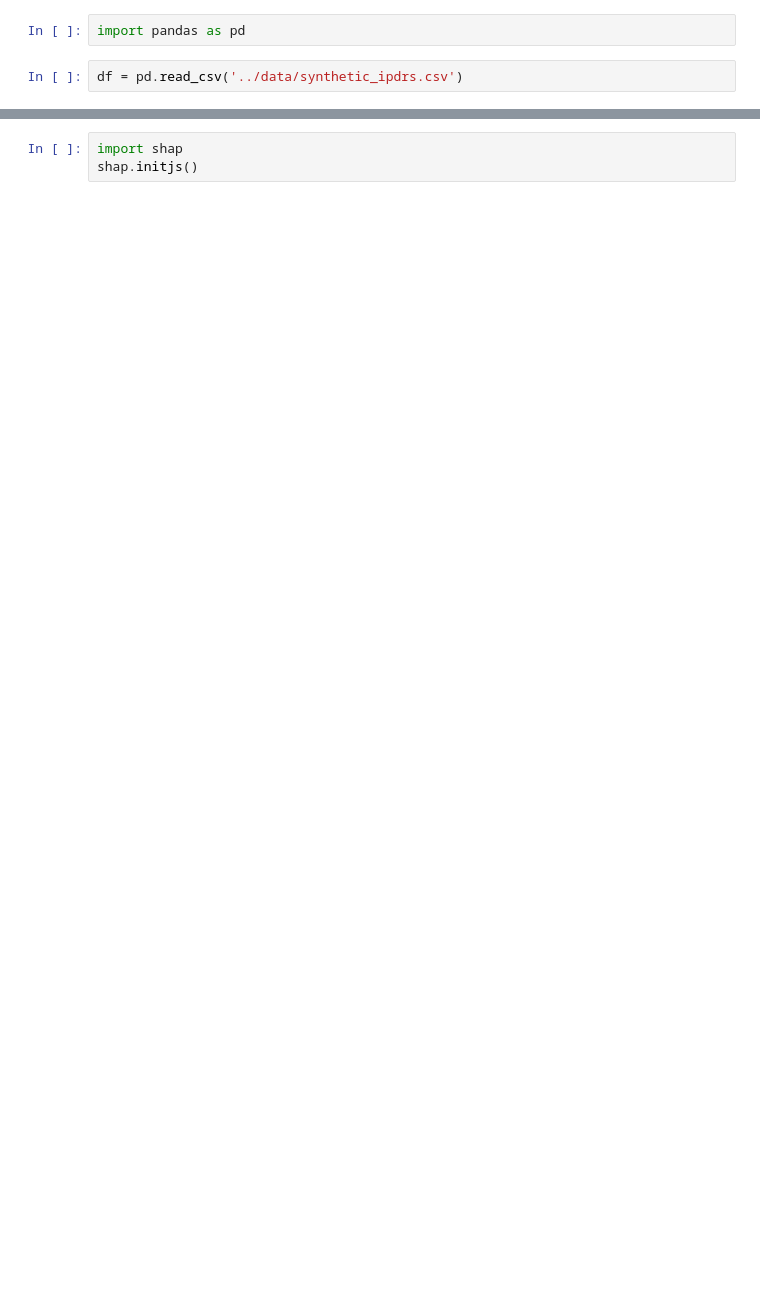
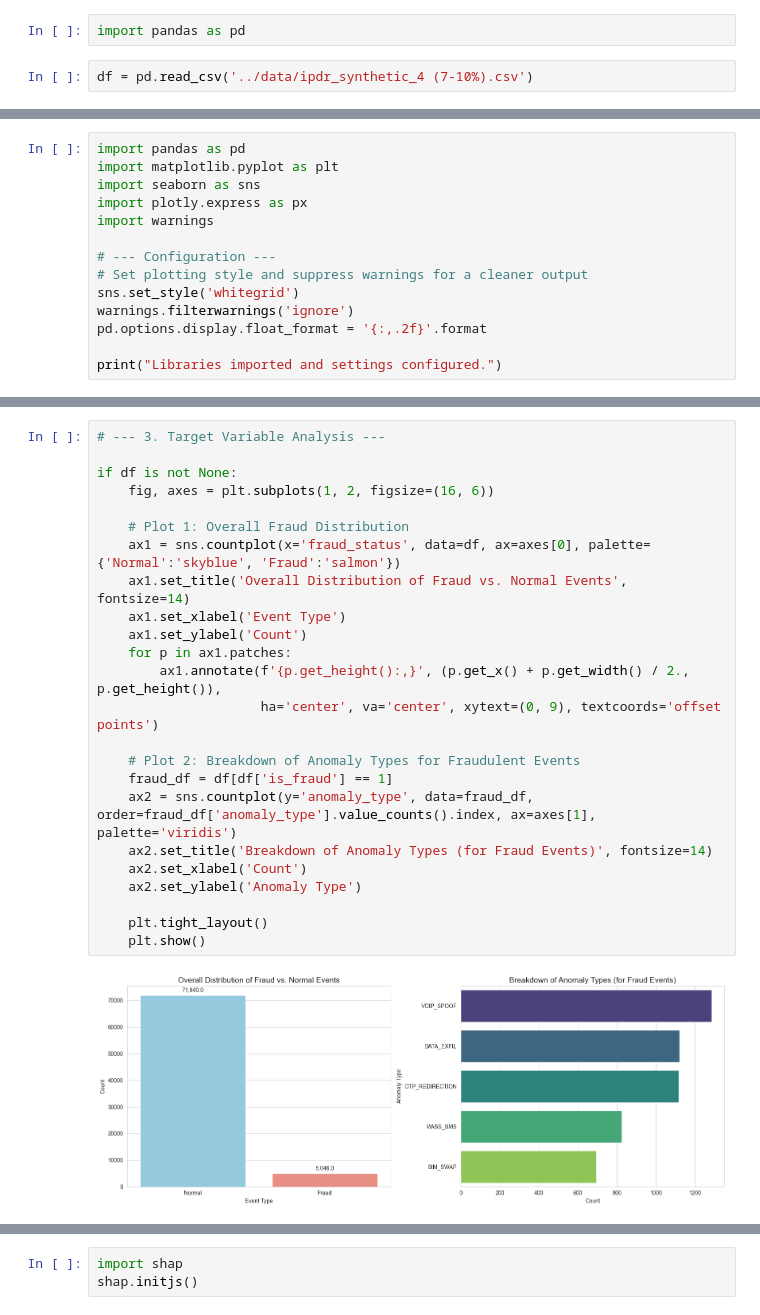
Before and after one commit to Rajan235/major_project, a Jupyter notebook: notebooks/01_EDA_and_Preprocessing.ipynb, the cells around one changed output, grey strips where cells are left out. Cells and saved outputs as stored; diff of their text form; blank space fills up the shorter version.

```diff
--- a/notebooks/01_EDA_and_Preprocessing.ipynb
+++ b/notebooks/01_EDA_and_Preprocessing.ipynb
@@ -1,7 +1,7 @@
 # %%
 import pandas as pd
 # %%
-df = pd.read_csv('../data/synthetic_ipdrs.csv')
+df = pd.read_csv('../data/ipdr_synthetic_4 (7-10%).csv')
 # %%
 df.info()
 # %% [output]
@@ -144,3 +255,17 @@ Histograms of Numerical Features:
 --- Temporal Analysis ---
 [figure]
 [figure]
+# %%
+import pandas as pd
+import matplotlib.pyplot as plt
+import seaborn as sns
+import plotly.express as px
+import warnings
+
+# --- Configuration ---
+# Set plotting style and suppress warnings for a cleaner output
+sns.set_style('whitegrid')
+warnings.filterwarnings('ignore')
+pd.options.display.float_format = '{:,.2f}'.format
+
+print("Libraries imported and settings configured.")
@@ -146,0 +372,26 @@ Histograms of Numerical Features:
+# %%
+# --- 3. Target Variable Analysis ---
+
+if df is not None:
+    fig, axes = plt.subplots(1, 2, figsize=(16, 6))
+
+    # Plot 1: Overall Fraud Distribution
+    ax1 = sns.countplot(x='fraud_status', data=df, ax=axes[0], palette={'Normal':'skyblue', 'Fraud':'salmon'})
+    ax1.set_title('Overall Distribution of Fraud vs. Normal Events', fontsize=14)
+    ax1.set_xlabel('Event Type')
+    ax1.set_ylabel('Count')
+    for p in ax1.patches:
+        ax1.annotate(f'{p.get_height():,}', (p.get_x() + p.get_width() / 2., p.get_height()),
+                     ha='center', va='center', xytext=(0, 9), textcoords='offset points')
+
+    # Plot 2: Breakdown of Anomaly Types for Fraudulent Events
+    fraud_df = df[df['is_fraud'] == 1]
+    ax2 = sns.countplot(y='anomaly_type', data=fraud_df, order=fraud_df['anomaly_type'].value_counts().index, ax=axes[1], palette='viridis')
+    ax2.set_title('Breakdown of Anomaly Types (for Fraud Events)', fontsize=14)
+    ax2.set_xlabel('Count')
+    ax2.set_ylabel('Anomaly Type')
+
+    plt.tight_layout()
+    plt.show()
+# %% [output]
+[figure, added]
```
Also changed, not shown: parts of 44 cells of this notebook.
